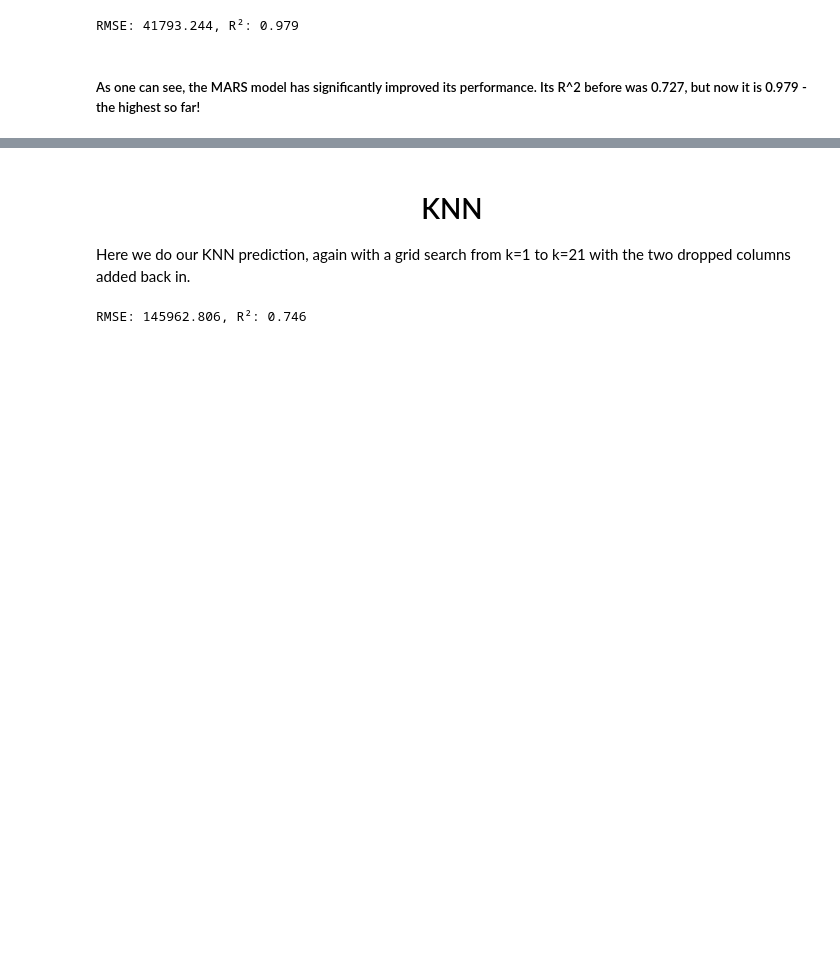
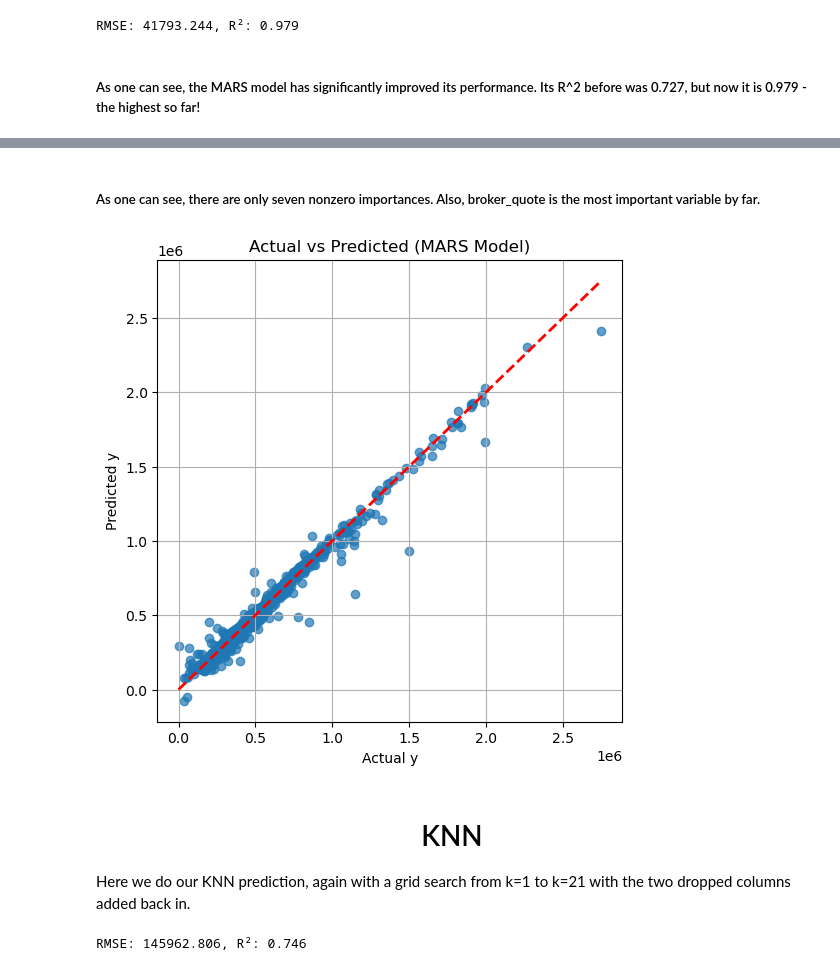
Before and after one commit to aarschne/UN5550finalproject, a Jupyter notebook: ML.ipynb, the cells around one changed output, grey strips where cells are left out. Cells and saved outputs as stored; diff of their text form; code cells hidden in the pictures; blank space fills up the shorter version.

```diff
--- a/ML.ipynb
+++ b/ML.ipynb
@@ -1027,7 +1027,8 @@ pipe = Pipeline([
         penalty=3,
         max_terms=13,
         minspan_alpha=0.5,
-        endspan_alpha=0.5
+        endspan_alpha=0.5,
+        feature_importance_type="gcv"
     ))
 ])
 # %%
@@ -1049,3 +1108,20 @@ RMSE: 41793.244, R²: 0.979
+# %% [markdown]
+##### As one can see, there are only seven nonzero importances. Also, broker_quote is the most important variable by far.
+# %%
+# make a graph of the actual versus predicted y
+plt.figure(figsize=(6,6))
+plt.scatter(y_test, y_pred, alpha=0.7)
+plt.plot([y_test.min(), y_test.max()],
+         [y_test.min(), y_test.max()],
+         'r--', lw=2)
+plt.xlabel("Actual y")
+plt.ylabel("Predicted y")
+plt.title("Actual vs Predicted (MARS Model)")
+plt.grid(True)
+plt.savefig("actual_vs_predicted_MARS.png", dpi=300, bbox_inches="tight")
+plt.show()
+# %% [output]
+[figure, added]
 # %% [markdown]
 <h1 align="center">KNN</h1>
 
```
Also changed, not shown: parts of 3 cells of this notebook, 1 other file.
